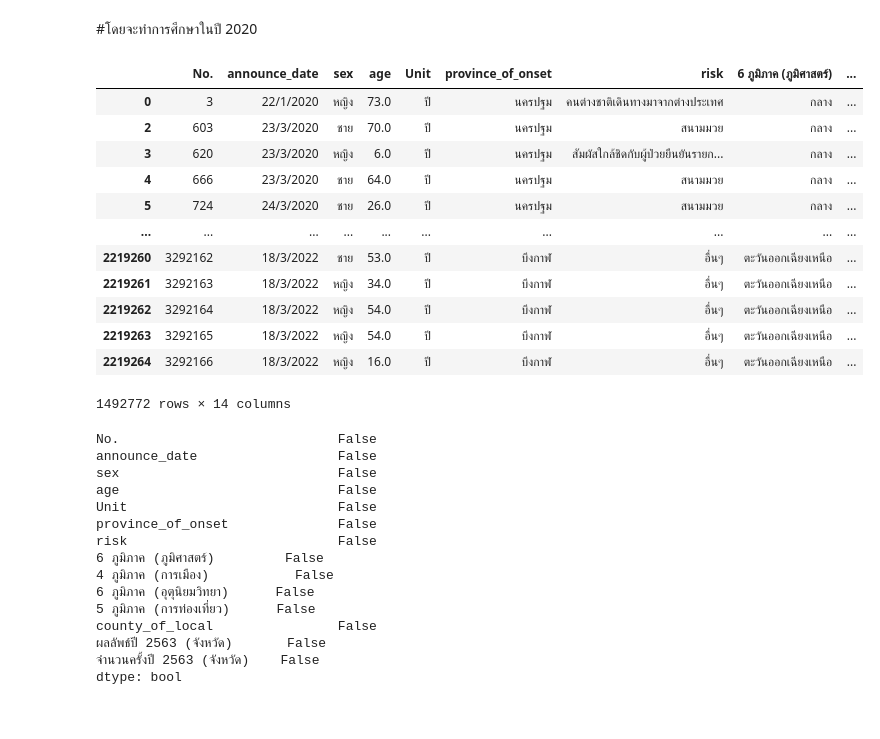
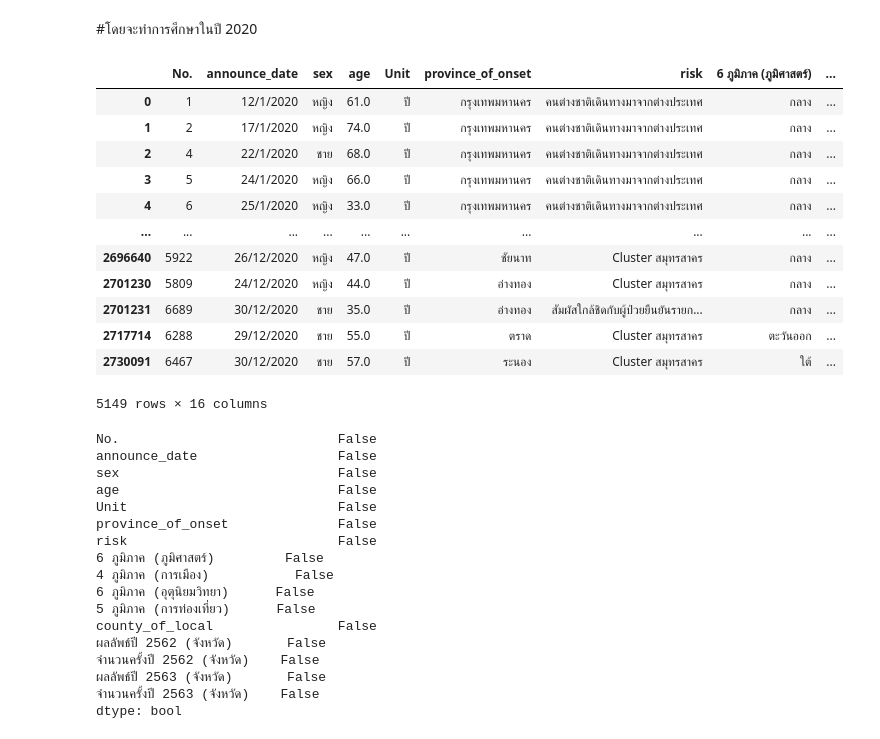
Before and after one commit to sitthatkaja/data_viz_2022, a Jupyter notebook: Project_Group.ipynb, the cells around one changed output. Drawn from its saved outputs; the diff is of its cells as text; code cells hidden in the pictures.

```diff
--- a/Project_Group.ipynb
+++ b/Project_Group.ipynb
@@ -453,2 +472,2 @@ data_b
 # %%
-data_a = data_b[['county_of_local','province_of_onset','ผลลัพธ์ปี 2563 (จังหวัด)','จำนวนครั้งปี 2563 (จังหวัด)']]
+data_2563 = data_a[['county_of_local','province_of_onset','ผลลัพธ์ปี 2562 (จังหวัด)','จำนวนครั้งปี 2562 (จังหวัด)','ผลลัพธ์ปี 2563 (จังหวัด)','จำนวนครั้งปี 2563 (จังหวัด)']]
@@ -463,7 +504,7 @@ dtype: bool
 # %% [markdown]
 #รวมข้อมูลทั้ง 3
 # %%
-table_total = pd.merge(covid_data_on,data_a,on='province_of_onset')
+table_total = pd.merge(covid_data_on,data_2563,on='province_of_onset')
 table_total
 # %% [output]
 |  | No. | announce_date | sex | age | Unit | province_of_onset | risk | 6 ภูมิภาค (ภูมิศาสตร์) | ... |
@@ -501,24 +544,25 @@ dtype: bool
 #ทำการสร้าง data ที่จะทำ dashboard
 # %% [markdown]
 #โดยจะทำการศึกษาในปี 2020
-# %%
-table_total[(table_total['announce_date']>='12/01/2020') & (table_total['announce_date']<='31/1/2020')]
-# %% [output]
-|  | No. | announce_date | sex | age | Unit | province_of_onset | risk | 6 ภูมิภาค (ภูมิศาสตร์) | ... |
-| 0 | 3 | 22/1/2020 | หญิง | 73.0 | ปี | นครปฐม | คนต่างชาติเดินทางมาจากต่างประเทศ | กลาง | ... |
-| 2 | 603 | 23/3/2020 | ชาย | 70.0 | ปี | นครปฐม | สนามมวย | กลาง | ... |
-| 3 | 620 | 23/3/2020 | หญิง | 6.0 | ปี | นครปฐม | สัมผัสใกล้ชิดกับผู้ป่วยยืนยันรายก... | กลาง | ... |
-| 4 | 666 | 23/3/2020 | ชาย | 64.0 | ปี | นครปฐม | สนามมวย | กลาง | ... |
-| 5 | 724 | 24/3/2020 | ชาย | 26.0 | ปี | นครปฐม | สนามมวย | กลาง | ... |
-| ... | ... | ... | ... | ... | ... | ... | ... | ... | ... |
-| 2219260 | 3292162 | 18/3/2022 | ชาย | 53.0 | ปี | บึงกาฬ | อื่นๆ | ตะวันออกเฉียงเหนือ | ... |
-| 2219261 | 3292163 | 18/3/2022 | หญิง | 34.0 | ปี | บึงกาฬ | อื่นๆ | ตะวันออกเฉียงเหนือ | ... |
-| 2219262 | 3292164 | 18/3/2022 | หญิง | 54.0 | ปี | บึงกาฬ | อื่นๆ | ตะวันออกเฉียงเหนือ | ... |
-| 2219263 | 3292165 | 18/3/2022 | หญิง | 54.0 | ปี | บึงกาฬ | อื่นๆ | ตะวันออกเฉียงเหนือ | ... |
-| 2219264 | 3292166 | 18/3/2022 | หญิง | 16.0 | ปี | บึงกาฬ | อื่นๆ | ตะวันออกเฉียงเหนือ | ... |
-1492772 rows × 14 columns
+# %%
+finish = table_total[table_total.announce_date.str.contains('2020')] #การเลือกเฉพาค่าข้อมูลในปี 2020
+finish
+# %% [output]
+|  | No. | announce_date | sex | age | Unit | province_of_onset | risk | 6 ภูมิภาค (ภูมิศาสตร์) | ... |
+| 0 | 1 | 12/1/2020 | หญิง | 61.0 | ปี | กรุงเทพมหานคร | คนต่างชาติเดินทางมาจากต่างประเทศ | กลาง | ... |
+| 1 | 2 | 17/1/2020 | หญิง | 74.0 | ปี | กรุงเทพมหานคร | คนต่างชาติเดินทางมาจากต่างประเทศ | กลาง | ... |
+| 2 | 4 | 22/1/2020 | ชาย | 68.0 | ปี | กรุงเทพมหานคร | คนต่างชาติเดินทางมาจากต่างประเทศ | กลาง | ... |
+| 3 | 5 | 24/1/2020 | หญิง | 66.0 | ปี | กรุงเทพมหานคร | คนต่างชาติเดินทางมาจากต่างประเทศ | กลาง | ... |
+| 4 | 6 | 25/1/2020 | หญิง | 33.0 | ปี | กรุงเทพมหานคร | คนต่างชาติเดินทางมาจากต่างประเทศ | กลาง | ... |
+| ... | ... | ... | ... | ... | ... | ... | ... | ... | ... |
+| 2696640 | 5922 | 26/12/2020 | หญิง | 47.0 | ปี | ชัยนาท | Cluster สมุทรสาคร | กลาง | ... |
+| 2701230 | 5809 | 24/12/2020 | หญิง | 44.0 | ปี | อ่างทอง | Cluster สมุทรสาคร | กลาง | ... |
+| 2701231 | 6689 | 30/12/2020 | ชาย | 35.0 | ปี | อ่างทอง | สัมผัสใกล้ชิดกับผู้ป่วยยืนยันรายก... | กลาง | ... |
+| 2717714 | 6288 | 29/12/2020 | ชาย | 55.0 | ปี | ตราด | Cluster สมุทรสาคร | ตะวันออก | ... |
+| 2730091 | 6467 | 30/12/2020 | ชาย | 57.0 | ปี | ระนอง | Cluster สมุทรสาคร | ใต้ | ... |
+5149 rows × 16 columns
 # %%
-table_total.isnull().any()
+finish.isnull().any()
 # %% [output]
 No.                            False
 announce_date                  False
@@ -532,6 +576,8 @@ risk                           False
 6 ภูมิภาค (อุตุนิยมวิทยา)      False
 5 ภูมิภาค (การท่องเที่ยว)      False
 county_of_local                False
+ผลลัพธ์ปี 2562 (จังหวัด)       False
+จำนวนครั้งปี 2562 (จังหวัด)    False
 ผลลัพธ์ปี 2563 (จังหวัด)       False
 จำนวนครั้งปี 2563 (จังหวัด)    False
 dtype: bool
```
Also changed, not shown: parts of 16 cells of this notebook.
